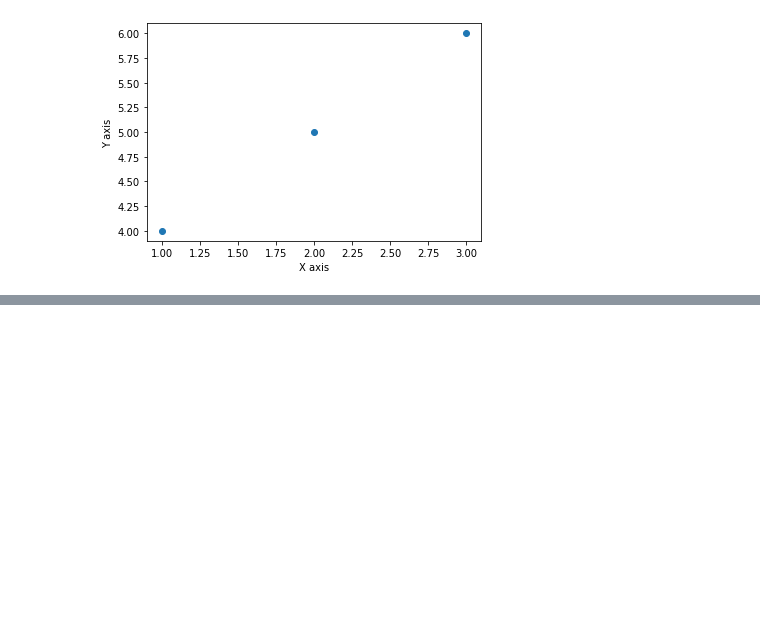
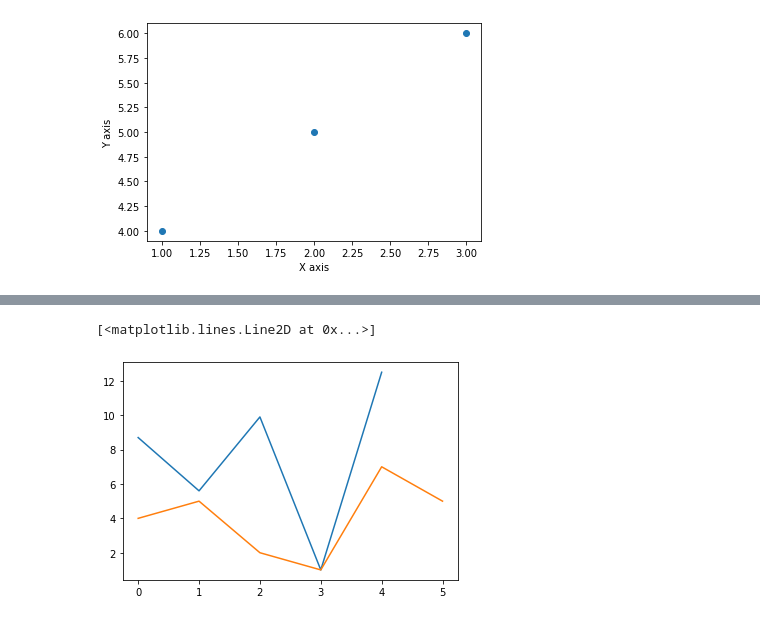
Before and after one commit to cloud1work1/matplotlib-tutorial, a Jupyter notebook: Matplotlib_tutorial.ipynb, the cells around one changed output, grey strips where cells are left out. Cells and saved outputs as stored; diff of their text form; code cells hidden in the pictures; blank space fills up the shorter version.

```diff
--- a/Matplotlib_tutorial.ipynb
+++ b/Matplotlib_tutorial.ipynb
@@ -55,0 +77,9 @@ plt.show()
+# %%
+#use of multiplots
+x=np.array([8.7,5.6,9.9,1,12.5])
+y=np.array([4,5,2,1,7,5])
+plt.plot(x)
+plt.plot(y)
+# %% [output]
+[<matplotlib.lines.Line2D at 0x...>]
+[figure, added]
```
Also changed, not shown: parts of 3 cells of this notebook.
